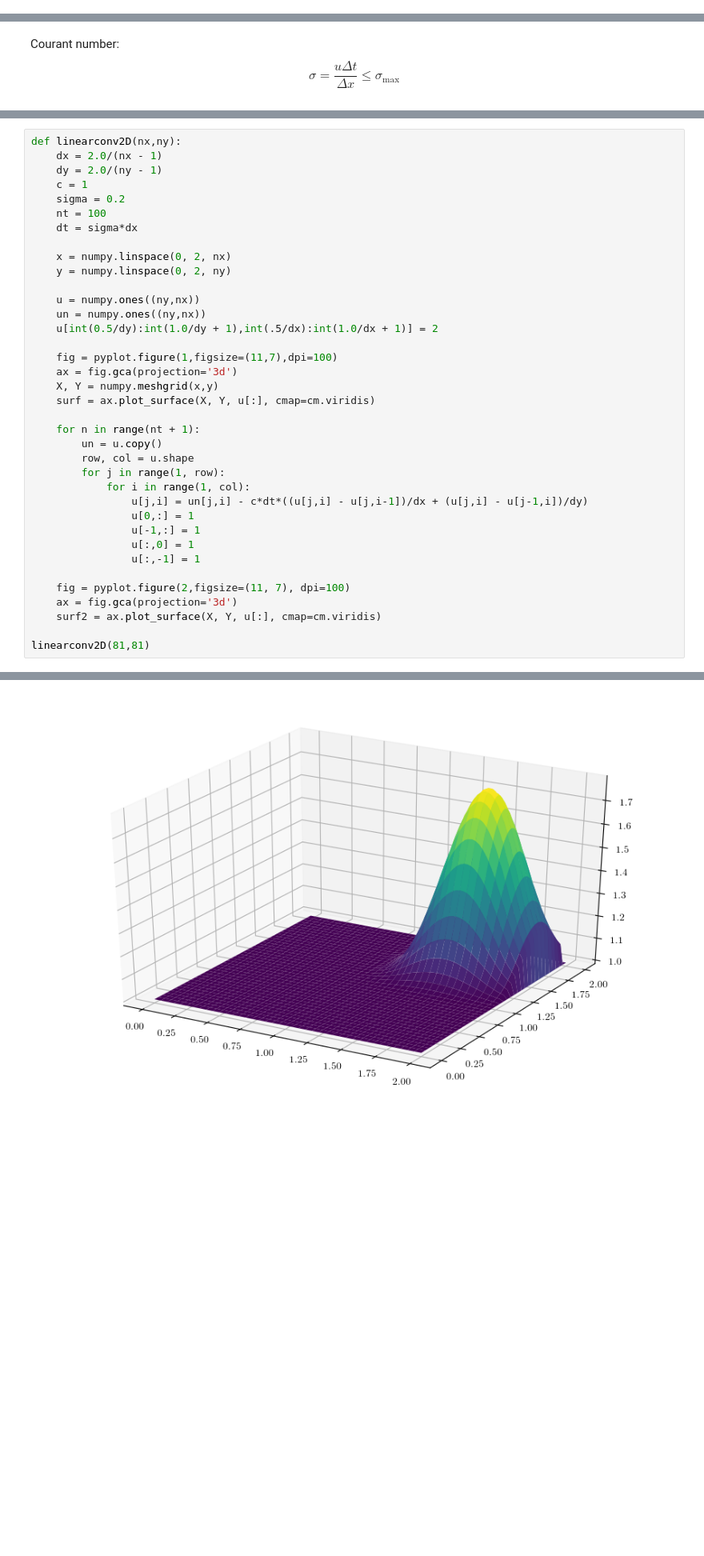
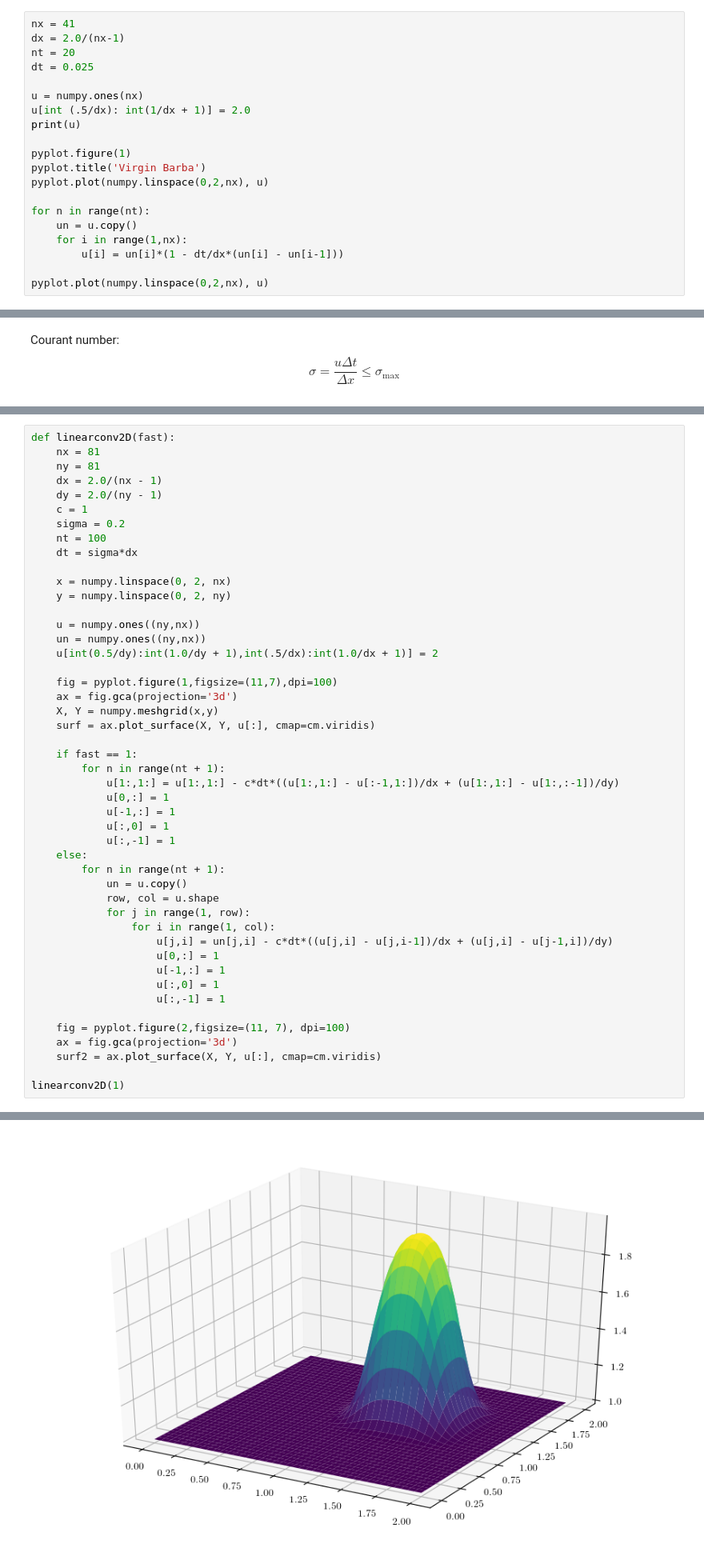
Before and after one commit to GodotMisogi/CFDCodes, a Jupyter notebook: CFDPython.ipynb, the cells around one changed output, grey strips where cells are left out. Shown at 80% size. Cells and saved outputs as stored; diff of their text form; blank space fills up the shorter version.

```diff
--- a/CFDPython.ipynb
+++ b/CFDPython.ipynb
@@ -82,0 +95,20 @@ Discretised: $$ \frac{u^{n+1}_i - u^n_i}{\Delta t} + u^n_i\frac{u^n_i - u^n_{i-1
+# %%
+nx = 41
+dx = 2.0/(nx-1)
+nt = 20
+dt = 0.025
+
+u = numpy.ones(nx)
+u[int (.5/dx): int(1/dx + 1)] = 2.0
+print(u)
+
+pyplot.figure(1)
+pyplot.title('Virgin Barba')
+pyplot.plot(numpy.linspace(0,2,nx), u)
+
+for n in range(nt):
+    un = u.copy()
+    for i in range(1,nx):
+        u[i] = un[i]*(1 - dt/dx*(un[i] - un[i-1]))
+
+pyplot.plot(numpy.linspace(0,2,nx), u)
@@ -407,40 +440,50 @@ Discretised: $$ \frac{u^{n+1}_{i,j} - u^n_{i,j}}{\Delta t} + c\left(\frac{u^n_{i
 # %%
-def linearconv2D(nx,ny):
+def linearconv2D(fast):
+    nx = 81
+    ny = 81
     dx = 2.0/(nx - 1)
     dy = 2.0/(ny - 1)
     c = 1
     sigma = 0.2
     nt = 100
     dt = sigma*dx
 
     x = numpy.linspace(0, 2, nx)
     y = numpy.linspace(0, 2, ny)
 
     u = numpy.ones((ny,nx))
     un = numpy.ones((ny,nx))
     u[int(0.5/dy):int(1.0/dy + 1),int(.5/dx):int(1.0/dx + 1)] = 2
 
     fig = pyplot.figure(1,figsize=(11,7),dpi=100)
     ax = fig.gca(projection='3d')
     X, Y = numpy.meshgrid(x,y)
     surf = ax.plot_surface(X, Y, u[:], cmap=cm.viridis)
 
-    for n in range(nt + 1):
-        un = u.copy()
-        row, col = u.shape
-        for j in range(1, row):
-            for i in range(1, col):
-                u[j,i] = un[j,i] - c*dt*((u[j,i] - u[j,i-1])/dx + (u[j,i] - u[j-1,i])/dy)
-                u[0,:] = 1
-                u[-1,:] = 1
-                u[:,0] = 1
-                u[:,-1] = 1
+    if fast == 1:
+        for n in range(nt + 1):
+            u[1:,1:] = u[1:,1:] - c*dt*((u[1:,1:] - u[:-1,1:])/dx + (u[1:,1:] - u[1:,:-1])/dy)
+            u[0,:] = 1
+            u[-1,:] = 1
+            u[:,0] = 1
+            u[:,-1] = 1
+    else:
+        for n in range(nt + 1):
+            un = u.copy()
+            row, col = u.shape
+            for j in range(1, row):
+                for i in range(1, col):
+                    u[j,i] = un[j,i] - c*dt*((u[j,i] - u[j,i-1])/dx + (u[j,i] - u[j-1,i])/dy)
+                    u[0,:] = 1
+                    u[-1,:] = 1
+                    u[:,0] = 1
+                    u[:,-1] = 1
 
     fig = pyplot.figure(2,figsize=(11, 7), dpi=100)
     ax = fig.gca(projection='3d')
     surf2 = ax.plot_surface(X, Y, u[:], cmap=cm.viridis)
 
-linearconv2D(81,81)
+linearconv2D(1)
 # %% [output]
 [figure]
-[figure, old version]
+[figure, new version]
```
Also changed, not shown: parts of 40 cells of this notebook.
